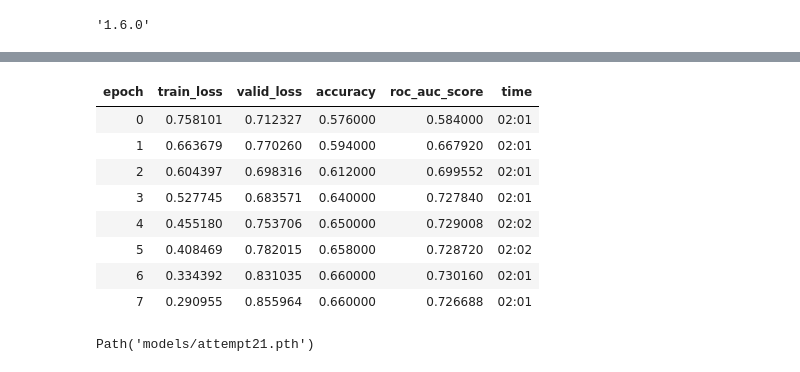
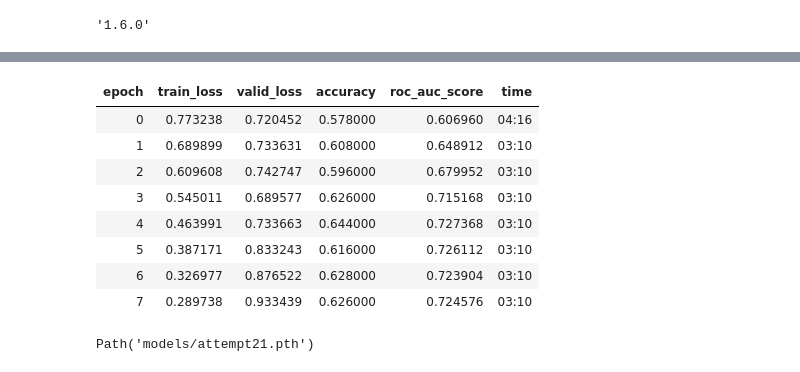
Before and after one commit to slawekslex/dl_experiments, a Jupyter notebook: Hateful/VLP.ipynb, the cells around one changed output, grey strips where cells are left out. Saved outputs shown, nothing was run; the diff lists cells and outputs as text; code cells hidden in the pictures.

```diff
--- a/Hateful/VLP.ipynb
+++ b/Hateful/VLP.ipynb
@@ -41,13 +40,12 @@ class ArgDummy(dict):
         return self[attr]
 args = ArgDummy()
 DATA_ROOT = '/mnt/ssd/data'
-HATE_PATH = Path('/home/jupyter/mmf_data/datasets/hateful_memes/defaults/')
 HATE_FEAT_PATH = Path('/home/jupyter/hateful_features/region_feat_gvd_wo_bgd')
 
 args['bert_model'] = 'bert-base-cased' #Bert pre-trained model selected
 args['seed'] = 123 #random seed for initialization
 args['len_vis_input'] = 100
-args['max_tgt_length'] = 20#20 #maximum length of target sequence
+args['max_tgt_length'] = 100#20 #maximum length of target sequence
 args['region_det_file_prefix'] = 'feat_cls_1000/coco_detection_vg_100dets_gvd_checkpoint_trainval'
 args['output_dir'] ='tmp'
 args['drop_prob'] = 0.1
@@ -139,14 +127,0 @@ class VLPInput(tuple):
-# %%
-def load_from_row(row, proc, q=None):
-    img_id = row.id
-    text = row.text
-    if q is None: q = text
-    img_file = id_to_img_path(img_id)
-    tokens = tokenizer.tokenize(q)
-    if len(tokens) > args['max_tgt_length']:
-        idx = randint(0, len(tokens) - args['max_tgt_length'])
-        tokens = tokens[idx:idx+args['max_tgt_length']]
-        assert len(tokens) == args['max_tgt_length']
-    instance = (img_file, tokens, {'answers': ['dummy']})
-    input_ids, segment_ids, input_mask, conv_feats, vis_masked_pos, vis_pe= proc(instance)
-    return VLPInput((torch.tensor(img_id), conv_feats, vis_pe, input_ids, segment_ids, input_mask))
@@ -358,13 +161,13 @@ def get_y(row):
 
 class LoadRow(Transform):
 
-    def __init__(self, split_idx, processor):
+    def __init__(self, split_idx, processor, tokenizer):
         self.split_idx = split_idx
         self.proc = processor
+        self.tokenizer = tokenizer
 
     def encodes(self, x, **kwargs):
-        #print(self.proc.mask_prob)
-        return load_from_row(x, self.proc)
+        return load_from_row(x, self.proc, self.tokenizer)
 # %%
 @typedispatch
 def show_batch(x:VLPInput, y, samples, ctxs=None, max_n=10, nrows=None, ncols=None, figsize=None, **kwargs):
@@ -389,8 +192,10 @@ def plot_top_losses(x: VLPInput, y:TensorCategory, samples, outs, raws, losses,
         s[0].show(ctx=ax, **kwargs)
         ax.set_title(f'{o}/{s[1]} / {l.item():.2f} / {r.max().item():.2f}')
 # %%
-db = DataBlock(blocks = (TransformBlock, CategoryBlock), get_x = Pipeline([LoadRow(0, train_proc),LoadRow(1, val_proc)]), get_y=get_y,  splitter=ColSplitter('is_valid'))
-dls = db.dataloaders(df_train_val,bs=48, device=device)
+db = DataBlock(blocks = (TransformBlock, CategoryBlock),
+               get_x = Pipeline([LoadRow(0, train_proc, tokenizer),LoadRow(1, val_proc, tokenizer)]),
+               get_y=get_y,  splitter=ColSplitter('is_valid'))
+dls = db.dataloaders(data[:9000],bs=32, device=device)
 
 len(dls.train_ds), len(dls.valid_ds)
 # %% [output]
@@ -420,17 +223,17 @@ def vlp_splitter(model):
 model = new_model()
 learn = Learner(dls, model,metrics=[accuracy, RocAucBinary()], splitter=vlp_splitter)
 # %%
-learn.fit_one_cycle(4, lr_max=5e-5)
+learn.fit_one_cycle(8, lr_max=5e-5)
 # %% [output]
 | epoch | train_loss | valid_loss | accuracy | roc_auc_score | time |
-| 0 | 0.758101 | 0.712327 | 0.576000 | 0.584000 | 02:01 |
-| 1 | 0.663679 | 0.770260 | 0.594000 | 0.667920 | 02:01 |
-| 2 | 0.604397 | 0.698316 | 0.612000 | 0.699552 | 02:01 |
-| 3 | 0.527745 | 0.683571 | 0.640000 | 0.727840 | 02:01 |
-| 4 | 0.455180 | 0.753706 | 0.650000 | 0.729008 | 02:02 |
-| 5 | 0.408469 | 0.782015 | 0.658000 | 0.728720 | 02:02 |
-| 6 | 0.334392 | 0.831035 | 0.660000 | 0.730160 | 02:01 |
-| 7 | 0.290955 | 0.855964 | 0.660000 | 0.726688 | 02:01 |
+| 0 | 0.773238 | 0.720452 | 0.578000 | 0.606960 | 04:16 |
+| 1 | 0.689899 | 0.733631 | 0.608000 | 0.648912 | 03:10 |
+| 2 | 0.609608 | 0.742747 | 0.596000 | 0.679952 | 03:10 |
+| 3 | 0.545011 | 0.689577 | 0.626000 | 0.715168 | 03:10 |
+| 4 | 0.463991 | 0.733663 | 0.644000 | 0.727368 | 03:10 |
+| 5 | 0.387171 | 0.833243 | 0.616000 | 0.726112 | 03:10 |
+| 6 | 0.326977 | 0.876522 | 0.628000 | 0.723904 | 03:10 |
+| 7 | 0.289738 | 0.933439 | 0.626000 | 0.724576 | 03:10 |
 # %%
 #learn.recorder.plot_loss()
 # %%
```
Also changed, not shown: parts of 9 cells of this notebook, 1 other file.
